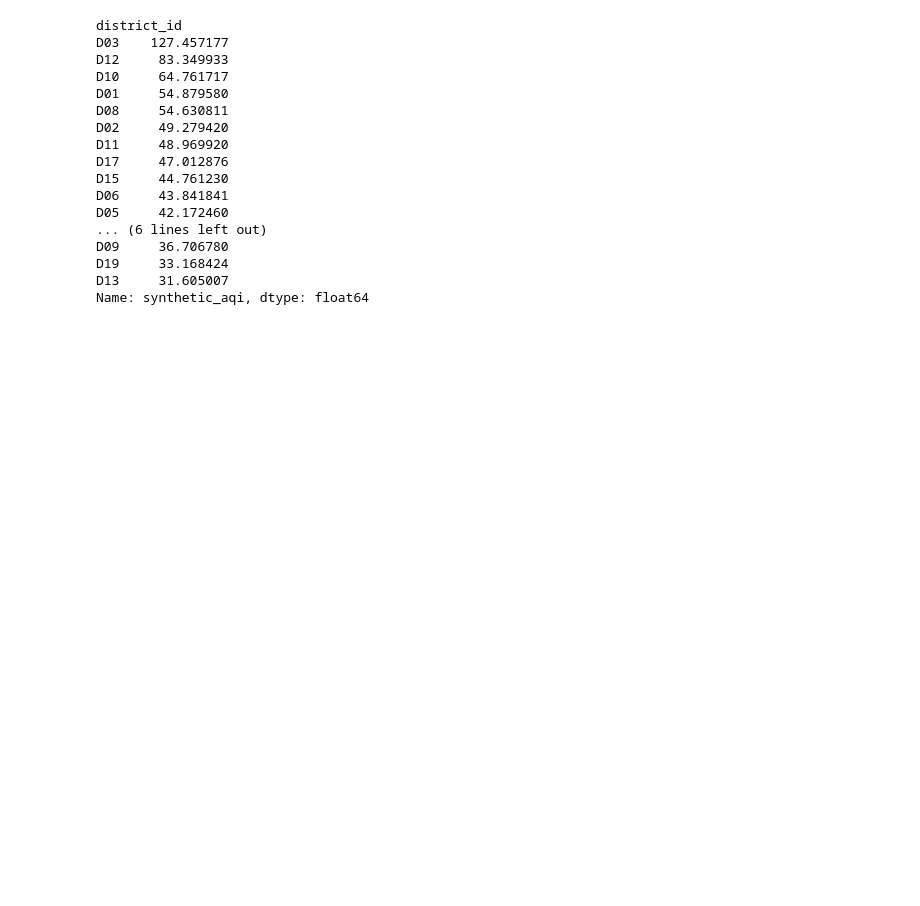
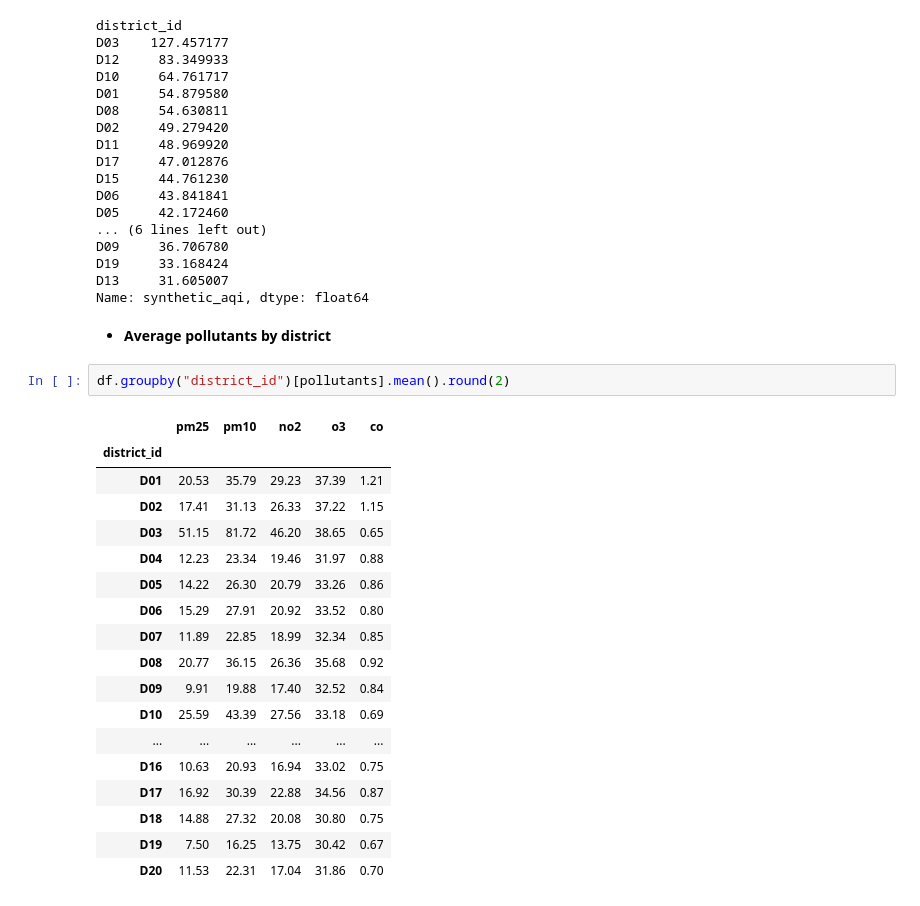
Before and after one commit to geershatisaxena/AQI-Data-Analysis, a Jupyter notebook: air quality.ipynb, the cells around one changed output. Saved outputs shown, nothing was run; the diff lists cells and outputs as text; blank space fills up the shorter version.

```diff
--- a/air quality.ipynb
+++ b/air quality.ipynb
@@ -431,3 +431,26 @@ D09     36.706780
 D19     33.168424
 D13     31.605007
 Name: synthetic_aqi, dtype: float64
+# %% [markdown]
+- **Average pollutants by district**
+# %%
+df.groupby("district_id")[pollutants].mean().round(2)
+# %% [output]
+|  | pm25 | pm10 | no2 | o3 | co |
+| district_id |  |  |  |  |  |
+| D01 | 20.53 | 35.79 | 29.23 | 37.39 | 1.21 |
+| D02 | 17.41 | 31.13 | 26.33 | 37.22 | 1.15 |
+| D03 | 51.15 | 81.72 | 46.20 | 38.65 | 0.65 |
+| D04 | 12.23 | 23.34 | 19.46 | 31.97 | 0.88 |
+| D05 | 14.22 | 26.30 | 20.79 | 33.26 | 0.86 |
+| D06 | 15.29 | 27.91 | 20.92 | 33.52 | 0.80 |
+| D07 | 11.89 | 22.85 | 18.99 | 32.34 | 0.85 |
+| D08 | 20.77 | 36.15 | 26.36 | 35.68 | 0.92 |
+| D09 | 9.91 | 19.88 | 17.40 | 32.52 | 0.84 |
+| D10 | 25.59 | 43.39 | 27.56 | 33.18 | 0.69 |
+| ... | ... | ... | ... | ... | ... |
+| D16 | 10.63 | 20.93 | 16.94 | 33.02 | 0.75 |
+| D17 | 16.92 | 30.39 | 22.88 | 34.56 | 0.87 |
+| D18 | 14.88 | 27.32 | 20.08 | 30.80 | 0.75 |
+| D19 | 7.50 | 16.25 | 13.75 | 30.42 | 0.67 |
+| D20 | 11.53 | 22.31 | 17.04 | 31.86 | 0.70 |
```
